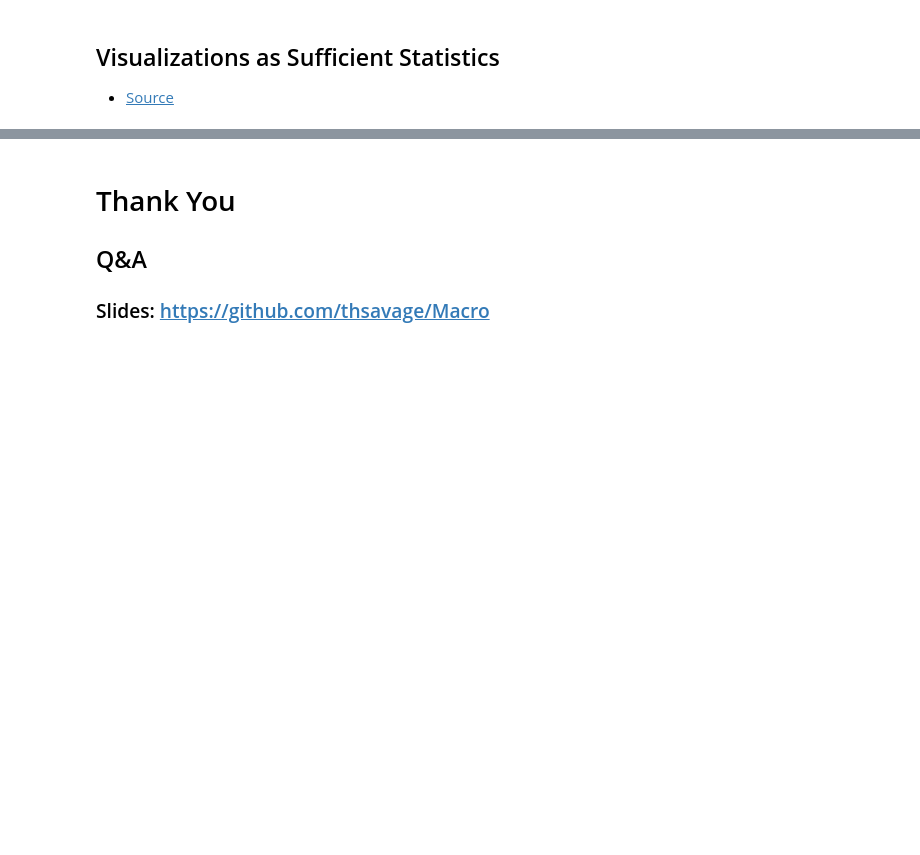
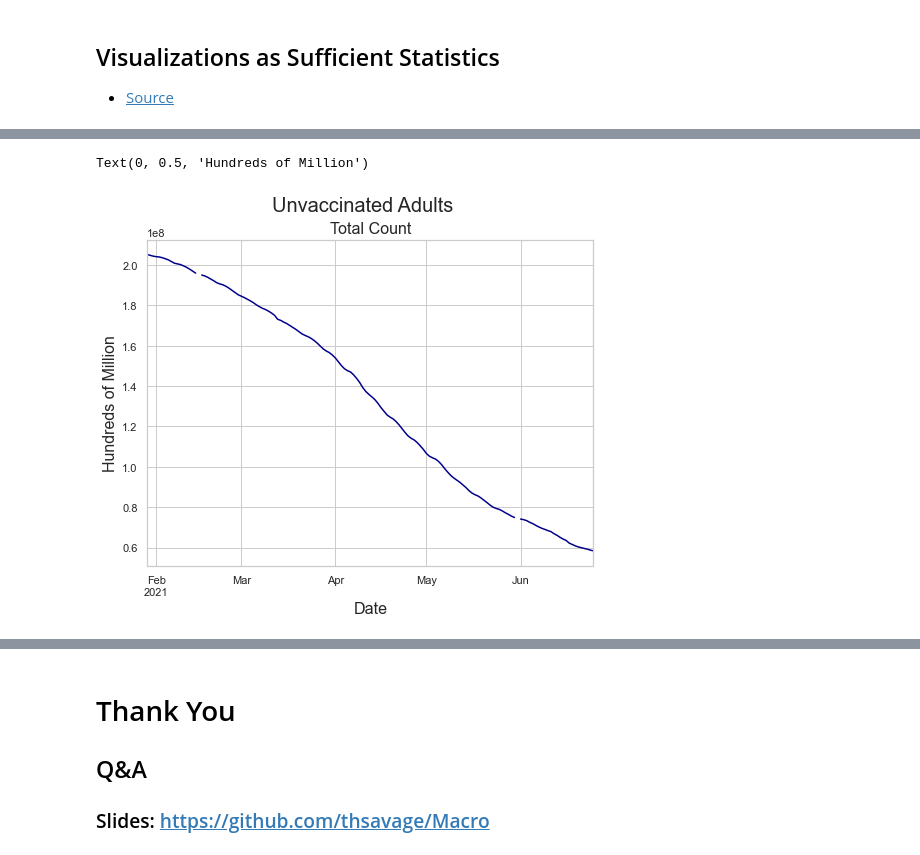
Before and after one commit to thsavage/Macro, a Jupyter notebook: How to Love The Recovery.ipynb, the cells around one changed output, grey strips where cells are left out. Saved outputs shown, nothing was run; the diff lists cells and outputs as text; code cells hidden in the pictures; blank space fills up the shorter version.

```diff
--- a/How to Love The Recovery.ipynb
+++ b/How to Love The Recovery.ipynb
@@ -217,3 +218,12 @@ Text(0, 0.5, '%')
+# %%
+vaccination['people_outstanding'].plot(color='darkblue', figsize=(8, 6))
+plt.suptitle('Unvaccinated Adults', fontsize=20)
+plt.title('Total Count', fontsize=16)
+plt.xlabel('Date', fontsize=16)
+plt.ylabel('Hundreds of Million', fontsize=16)
+# %% [output]
+Text(0, 0.5, 'Hundreds of Million')
+[figure, added]
 # %%
 vaccination['outstanding'].plot(color='darkblue', figsize=(8, 6))
 plt.suptitle('Unvaccinated Adults', fontsize=20)
```
Also changed, not shown: parts of 11 cells of this notebook.
